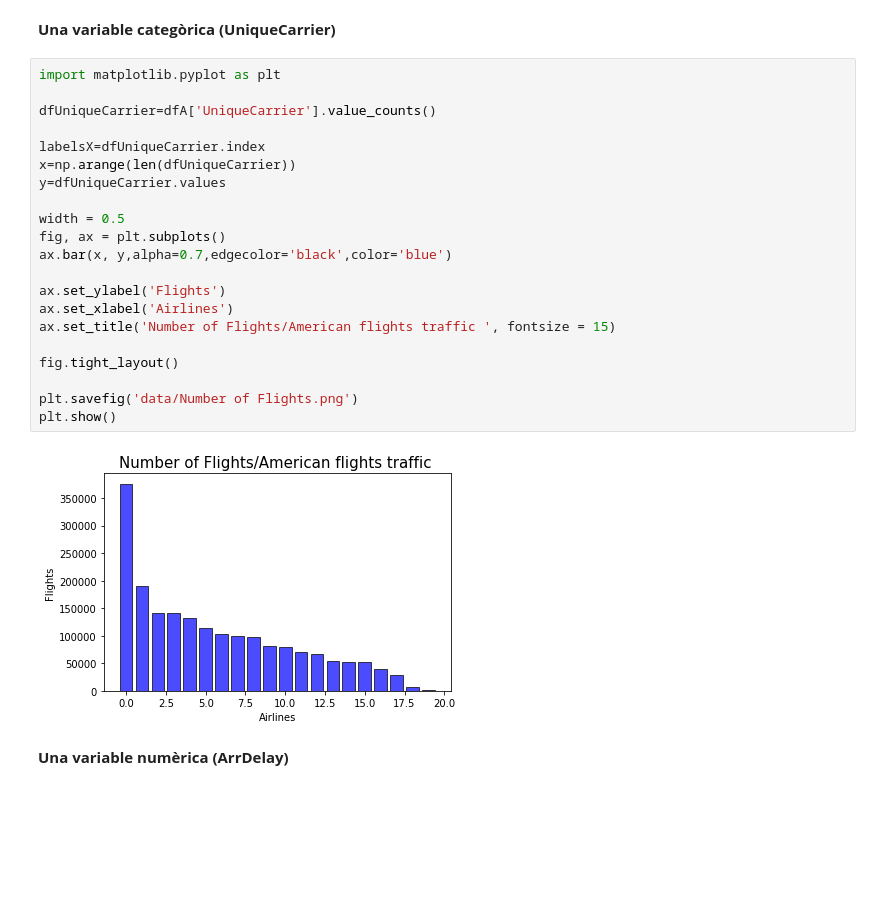
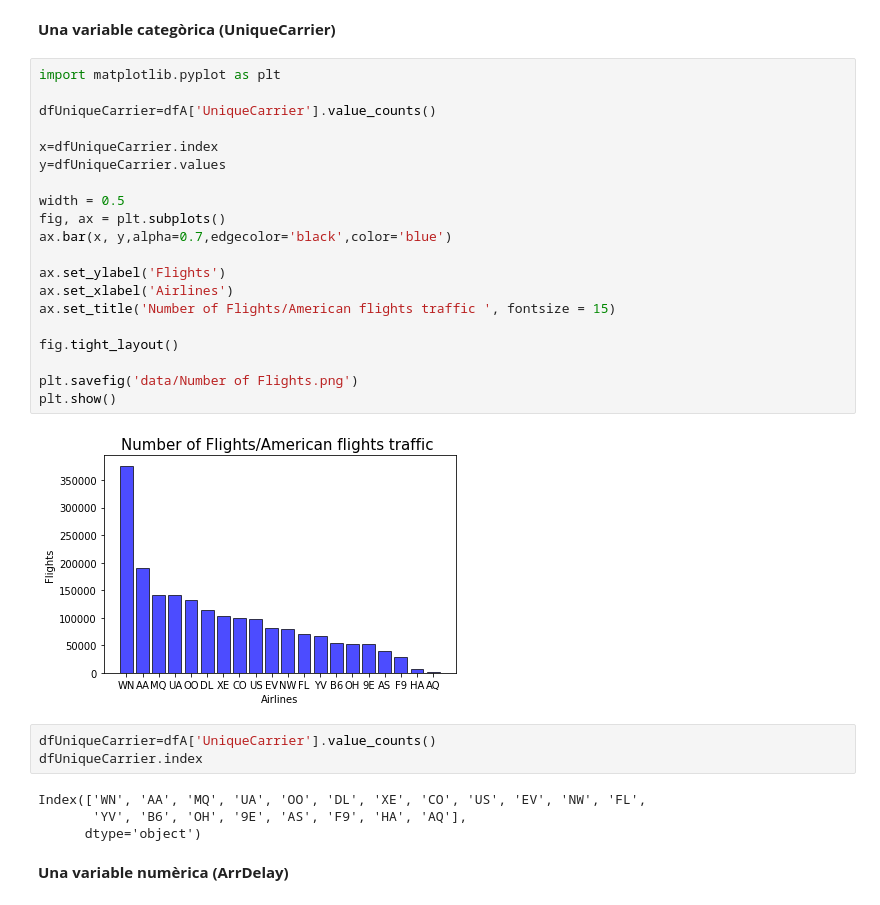
Before and after one commit to Burunduk13/ITAcademy, a Jupyter notebook: Sprint 04 Visualització de les dades/S04 T01 Visualització gràfica d'un dataset.ipynb, the cells around one changed output. Drawn from its saved outputs; the diff is of its cells as text; blank space fills up the shorter version.

```diff
--- a/Sprint 04 Visualització de les dades/S04 T01 Visualització gràfica d'un dataset.ipynb
+++ b/Sprint 04 Visualització de les dades/S04 T01 Visualització gràfica d'un dataset.ipynb
@@ -29,26 +29,32 @@ dfA
 # %%
 import matplotlib.pyplot as plt
 
 dfUniqueCarrier=dfA['UniqueCarrier'].value_counts()
 
-labelsX=dfUniqueCarrier.index
-x=np.arange(len(dfUniqueCarrier))
+x=dfUniqueCarrier.index
 y=dfUniqueCarrier.values
 
 width = 0.5
 fig, ax = plt.subplots()
 ax.bar(x, y,alpha=0.7,edgecolor='black',color='blue')
 
 ax.set_ylabel('Flights')
 ax.set_xlabel('Airlines')
 ax.set_title('Number of Flights/American flights traffic ', fontsize = 15)
 
 fig.tight_layout()
 
 plt.savefig('data/Number of Flights.png')
 plt.show()
 # %% [output]
-[figure, old version]
+[figure, new version]
+# %%
+dfUniqueCarrier=dfA['UniqueCarrier'].value_counts()
+dfUniqueCarrier.index
+# %% [output]
+Index(['WN', 'AA', 'MQ', 'UA', 'OO', 'DL', 'XE', 'CO', 'US', 'EV', 'NW', 'FL',
+       'YV', 'B6', 'OH', '9E', 'AS', 'F9', 'HA', 'AQ'],
+      dtype='object')
 # %% [markdown]
 **Una variable numèrica (ArrDelay)**
 # %%
```
